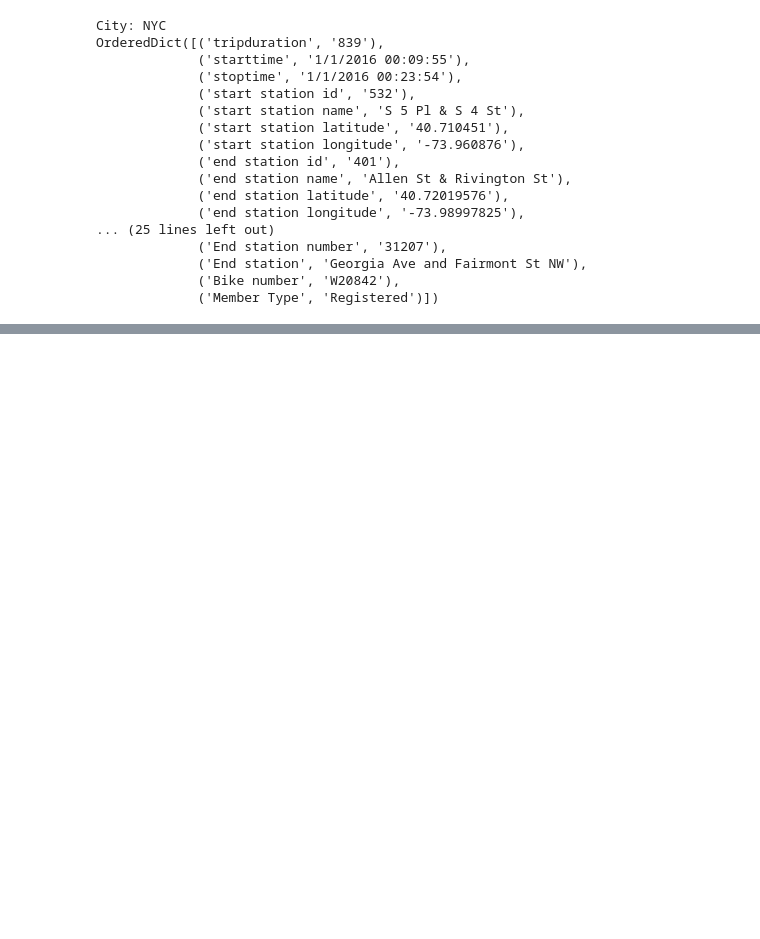
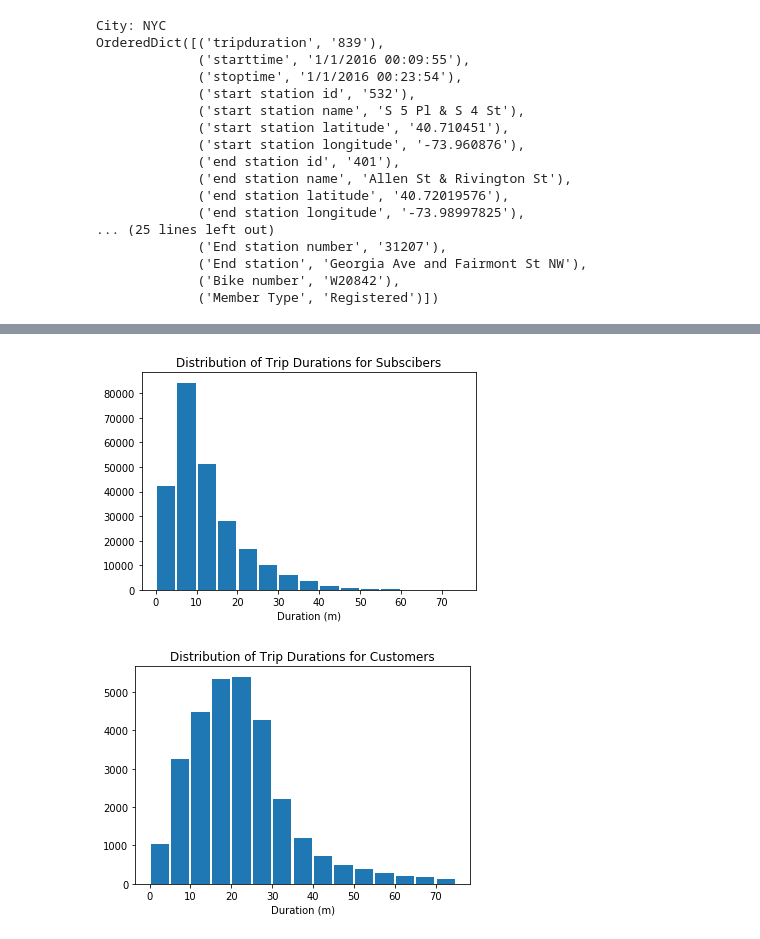
Before and after one commit to shivamklr/Bike-Share-2016-Analytics, a Jupyter notebook: analysis notebook.ipynb, the cells around one changed output, grey strips where cells are left out. Cells and saved outputs as stored; diff of their text form; code cells hidden in the pictures; blank space fills up the shorter version.

```diff
--- a/analysis notebook.ipynb
+++ b/analysis notebook.ipynb
@@ -75,0 +560,33 @@ def duration_in_mins(datum, city):
+# %%
+## Use this and additional cells to answer Question 5. ##
+def city_plot_sc(filename):
+    city = filename.split('-')[0].split('/')[-1]
+    data_s = []
+    data_c=[]
+    #lim=0
+    with open(filename, 'r') as f_r:
+        reader = csv.DictReader(f_r)
+        for row in reader:
+            if row['usertype']=='Subscriber':
+                data_s.append(float(row['tripduration']) / 60)
+            else:
+                data_c.append(float(row['tripduration']) / 60)
+
+    #print(data)
+    #print(lim)
+    bins=[]
+    for i in range(0,80,5):
+        bins.append(i)
+    plt.hist(data_s,bins,range= (0,75),rwidth=0.9)
+    plt.title('Distribution of Trip Durations for Subscibers')
+    plt.xlabel('Duration (m)')
+    plt.show()
+    plt.hist(data_c,bins,range= (0,75),rwidth=0.9)
+    plt.title('Distribution of Trip Durations for Customers')
+    plt.xlabel('Duration (m)')
+    plt.show()
+
+city_plot_sc('./data/NYC-CitiBike-2016.csv')
+# %% [output]
+[figure, added]
+[figure, added]
```
Also changed, not shown: parts of 29 cells of this notebook, 6 other files.
